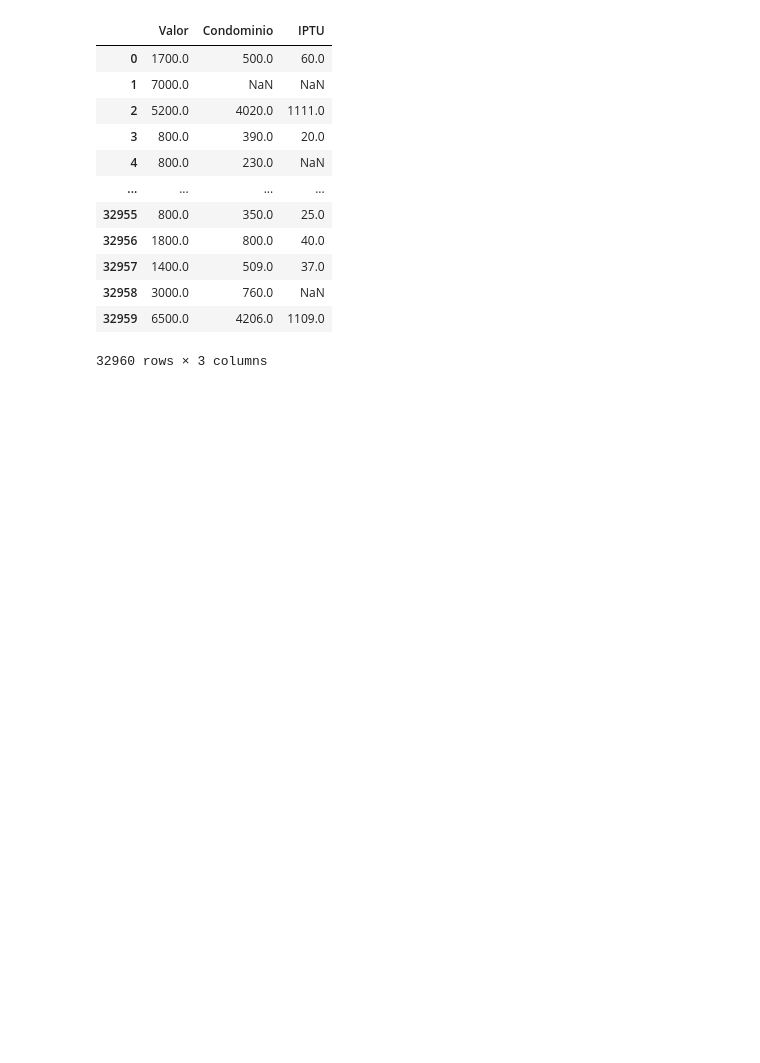
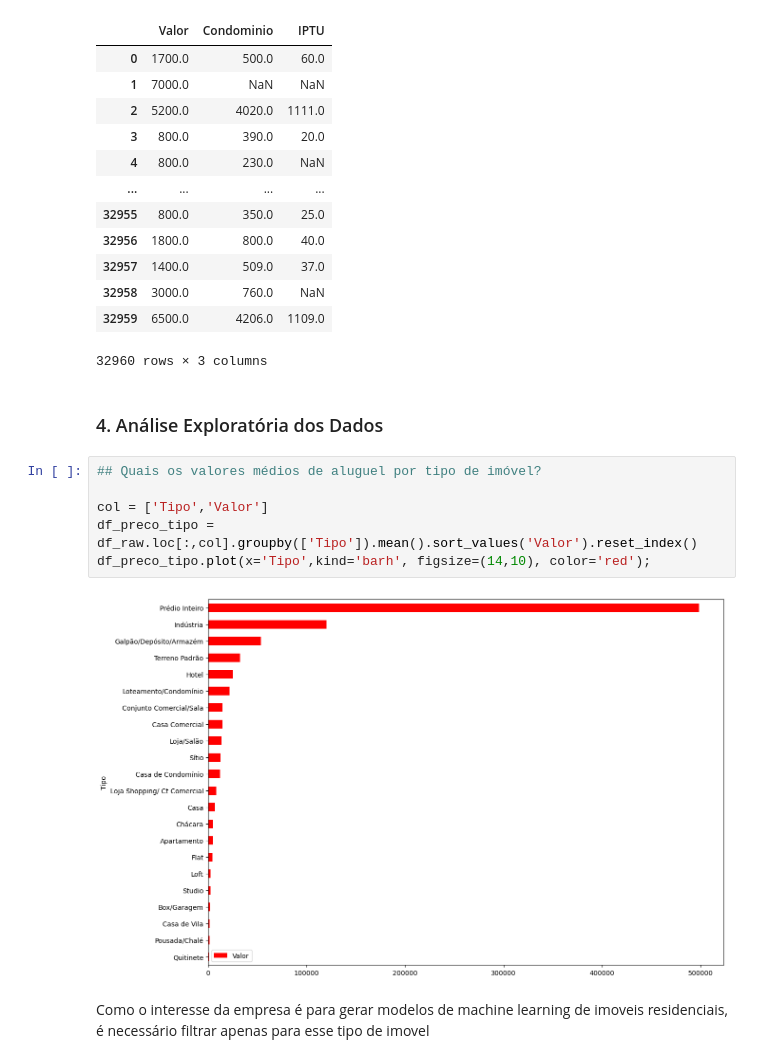
Before and after one commit to rodrigoceezar/curso_pandas_alura, a Jupyter notebook: analise_imoveis.ipynb, the cells around one changed output. Cells and saved outputs as stored; diff of their text form; blank space fills up the shorter version.

```diff
--- a/analise_imoveis.ipynb
+++ b/analise_imoveis.ipynb
@@ -117,3 +117,15 @@ df_raw[['Valor', 'Condominio','IPTU']]
 | 32958 | 3000.0 | 760.0 | NaN |
 | 32959 | 6500.0 | 4206.0 | 1109.0 |
 32960 rows × 3 columns
+# %% [markdown]
+### 4. Análise Exploratória dos Dados
+# %%
+## Quais os valores médios de aluguel por tipo de imóvel?
+
+col = ['Tipo','Valor']
+df_preco_tipo = df_raw.loc[:,col].groupby(['Tipo']).mean().sort_values('Valor').reset_index()
+df_preco_tipo.plot(x='Tipo',kind='barh', figsize=(14,10), color='red');
+# %% [output]
+[figure, added]
+# %% [markdown]
+Como o interesse da empresa é para gerar modelos de machine learning de imoveis residenciais, é necessário filtrar apenas para esse tipo de imovel
```
Also changed, not shown: parts of 11 cells of this notebook, 1 other file.
